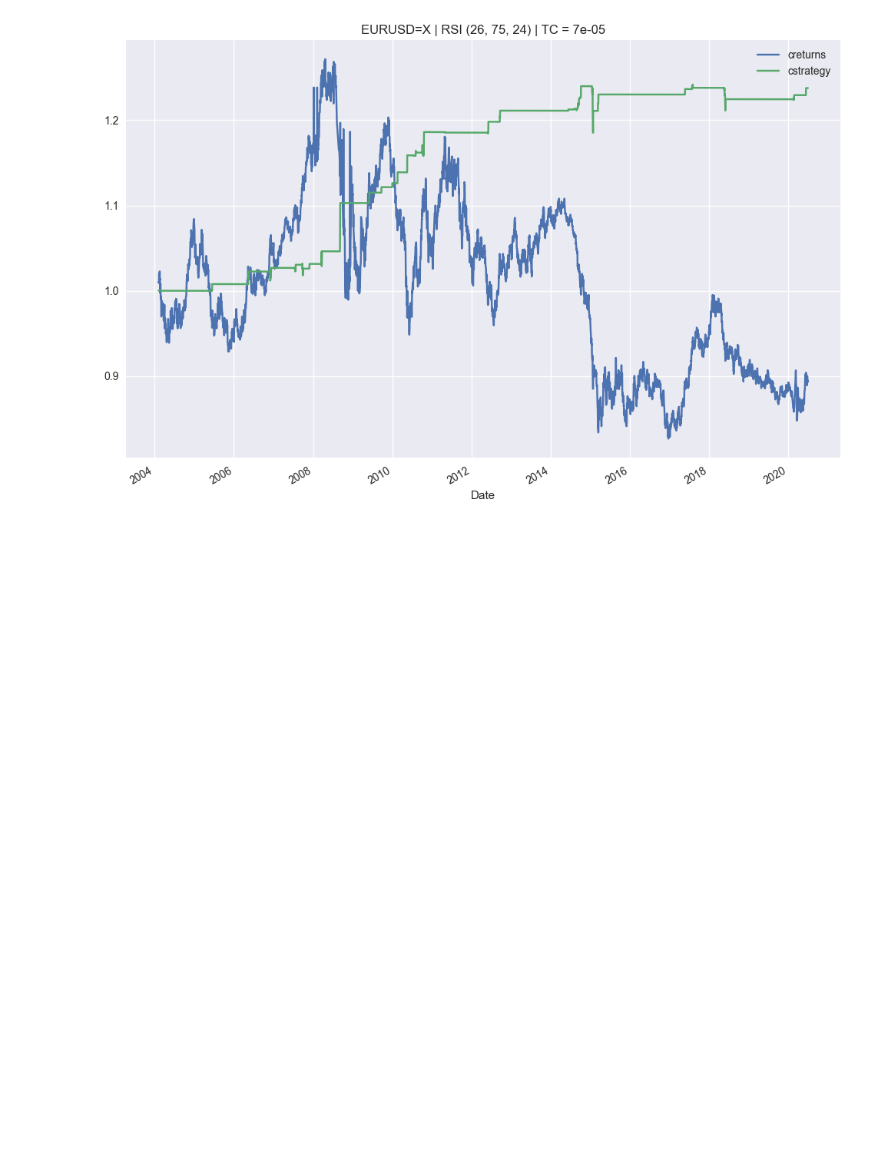
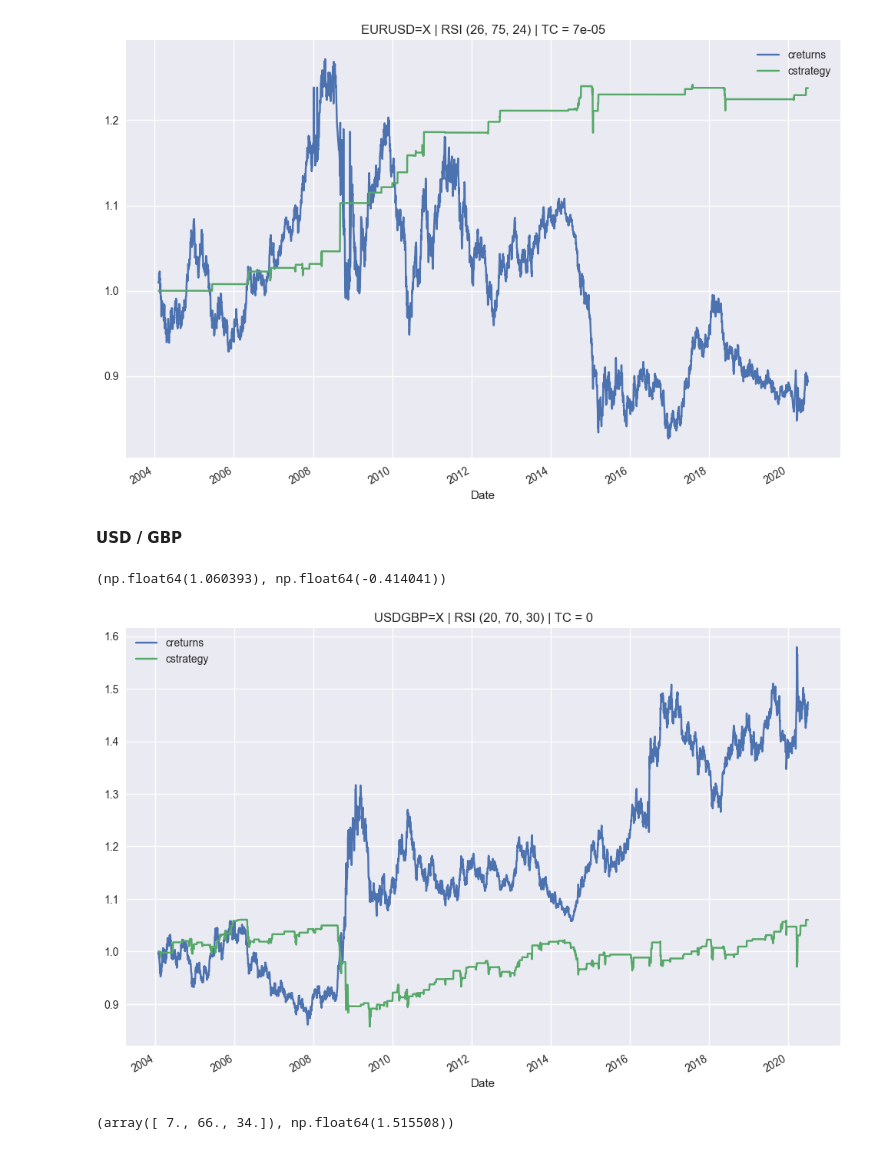
Before and after one commit to AvirukthGT/AlgoTrading, a Jupyter notebook: RSI/RSI.ipynb, the cells around one changed output. Cells and saved outputs as stored; diff of their text form; code cells hidden in the pictures; blank space fills up the shorter version.

```diff
--- a/RSI/RSI.ipynb
+++ b/RSI/RSI.ipynb
@@ -255,3 +255,20 @@ tester.optimize_parameters((20, 50, 1), (75, 85, 1), (15, 25, 1)) # lower volati
 tester.plot_results()
 # %% [output]
 [figure]
+# %% [markdown]
+__USD / GBP__
+# %%
+tester = RSI("USDGBP=X", periods = 20, rsi_upper = 70, rsi_lower = 30,
+              start = "2004-01-01", end = "2020-06-30", tc = 0)
+# %%
+tester.test_strategy()
+# %% [output]
+(np.float64(1.060393), np.float64(-0.414041))
+# %%
+tester.plot_results()
+# %% [output]
+[figure, added]
+# %%
+tester.optimize_parameters((5, 20, 1), (65, 80, 1), (20, 35, 1)) # high volatility
+# %% [output]
+(array([ 7., 66., 34.]), np.float64(1.515508))
```
Also changed, not shown: parts of 1 cell of this notebook.
